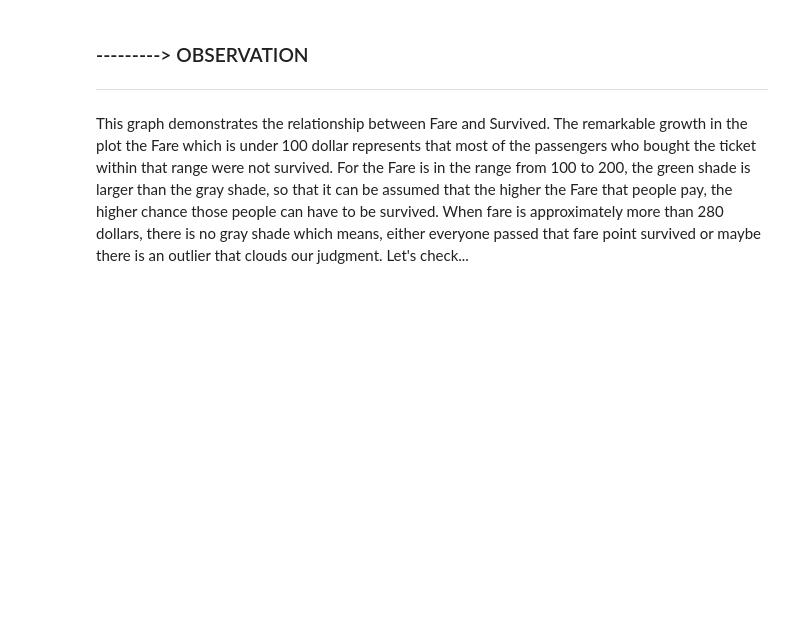
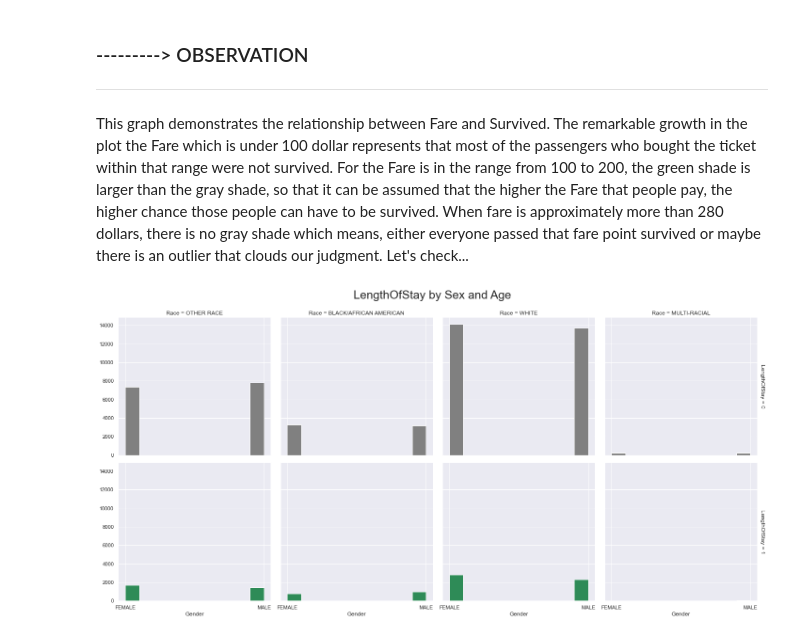
Before and after one commit to ChauHuynh1/DataScience, a Jupyter notebook: Hospital/HospitalProblem.ipynb, the cells around one changed output. Cells and saved outputs as stored; diff of their text form; code cells hidden in the pictures; blank space fills up the shorter version.

```diff
--- a/Hospital/HospitalProblem.ipynb
+++ b/Hospital/HospitalProblem.ipynb
@@ -1232,3 +1232,12 @@ plt.xlabel("Fare", fontsize = 15, labelpad = 20);
 ### ---------> OBSERVATION
 ***
 This graph demonstrates the relationship between Fare and Survived. The remarkable growth in the plot the Fare which is under 100 dollar represents that most of the passengers who bought the ticket within that range were not survived. For the Fare is in the range from 100 to 200, the green shade is larger than the gray shade, so that it can be assumed that the higher the Fare that people pay, the higher chance those people can have to be survived. When fare is approximately more than 280 dollars, there is no gray shade which means, either everyone passed that fare point survived or maybe there is an outlier that clouds our judgment. Let's check...
+# %%
+pal = {1:"seagreen", 0:"gray"}
+g = sns.FacetGrid(train,size=5, col="Race", row="LengthOfStay", margin_titles=True, hue = "LengthOfStay",
+                  palette=pal)
+g = g.map(plt.hist, "Gender", edgecolor = 'white');
+g.fig.suptitle("LengthOfStay by Sex and Age", size = 25)
+plt.subplots_adjust(top=0.90)
+# %% [output]
+[figure, added]
```
Also changed, not shown: parts of 100 cells of this notebook.
